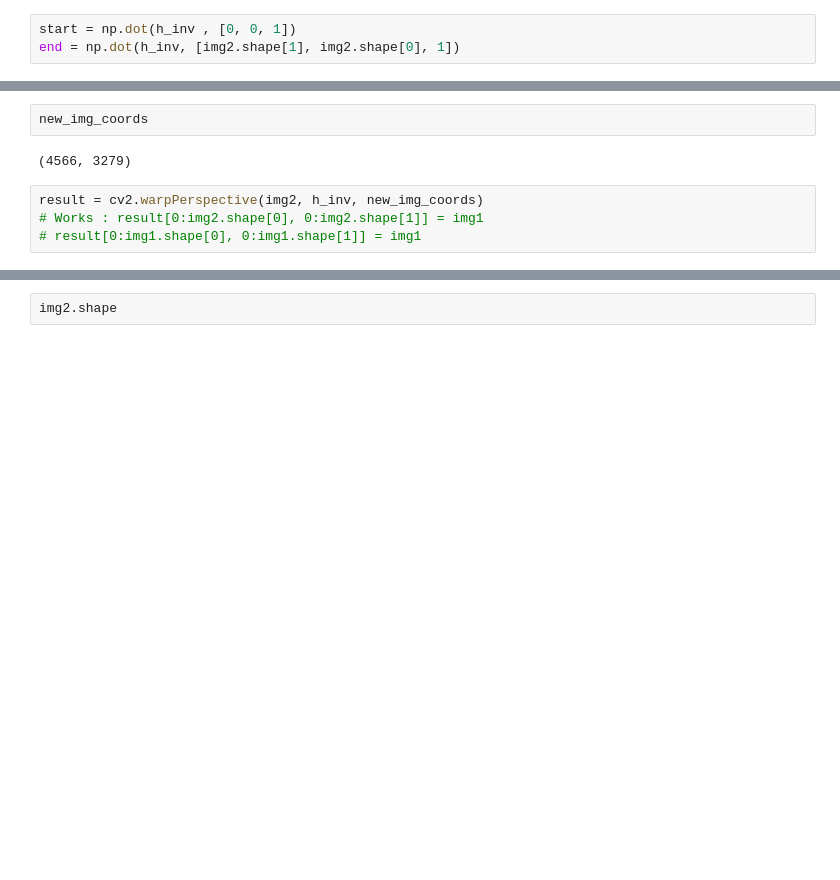
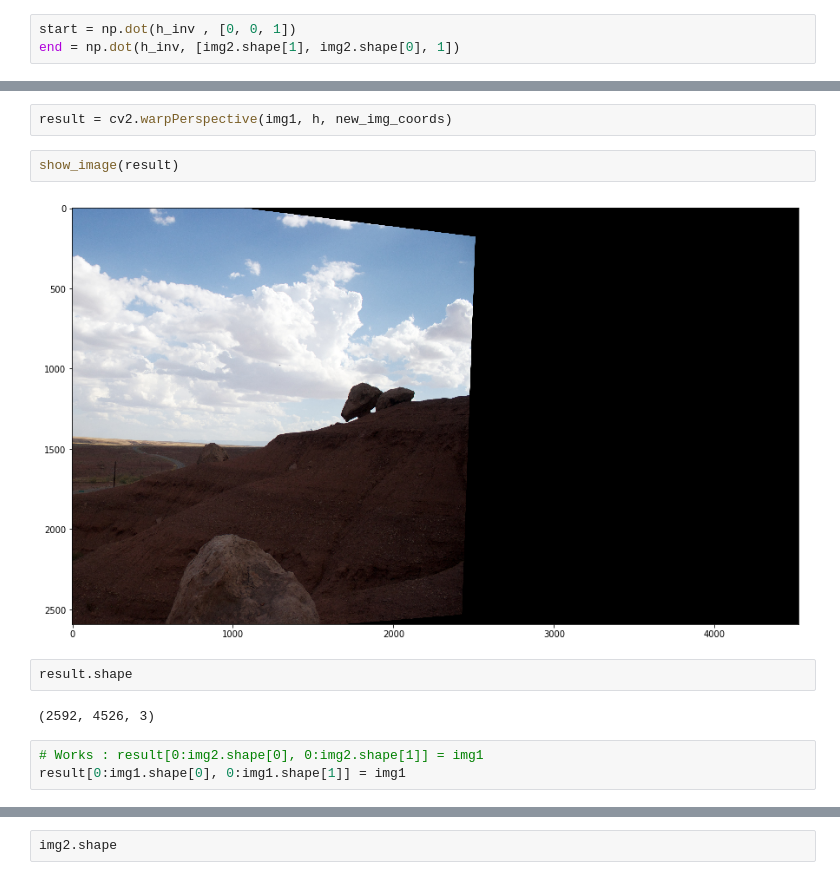
Before and after one commit to aashish-jain/Image-Stitcher, a Jupyter notebook: src/Image Stitcher.ipynb, the cells around one changed output, grey strips where cells are left out. Cells and saved outputs as stored; diff of their text form; blank space fills up the shorter version.

```diff
--- a/src/Image Stitcher.ipynb
+++ b/src/Image Stitcher.ipynb
@@ -280,11 +282,16 @@ min_x = -2051.761603 min_y = -365.454311 max_x = 2514.297564 max_y 2914.145358
-# %%
-new_img_coords
-# %% [output]
-(4566, 3279)
+# %%
+result = cv2.warpPerspective(img1, h, new_img_coords)
+# %%
+show_image(result)
+# %% [output]
+[figure, added]
+# %%
+result.shape
+# %% [output]
+(2592, 4526, 3)
 # %%
-result = cv2.warpPerspective(img2, h_inv, new_img_coords)
 # Works : result[0:img2.shape[0], 0:img2.shape[1]] = img1
-# result[0:img1.shape[0], 0:img1.shape[1]] = img1
+result[0:img1.shape[0], 0:img1.shape[1]] = img1
 # %%
 result.shape
 # %% [output]
```
Also changed, not shown: parts of 9 cells of this notebook.
